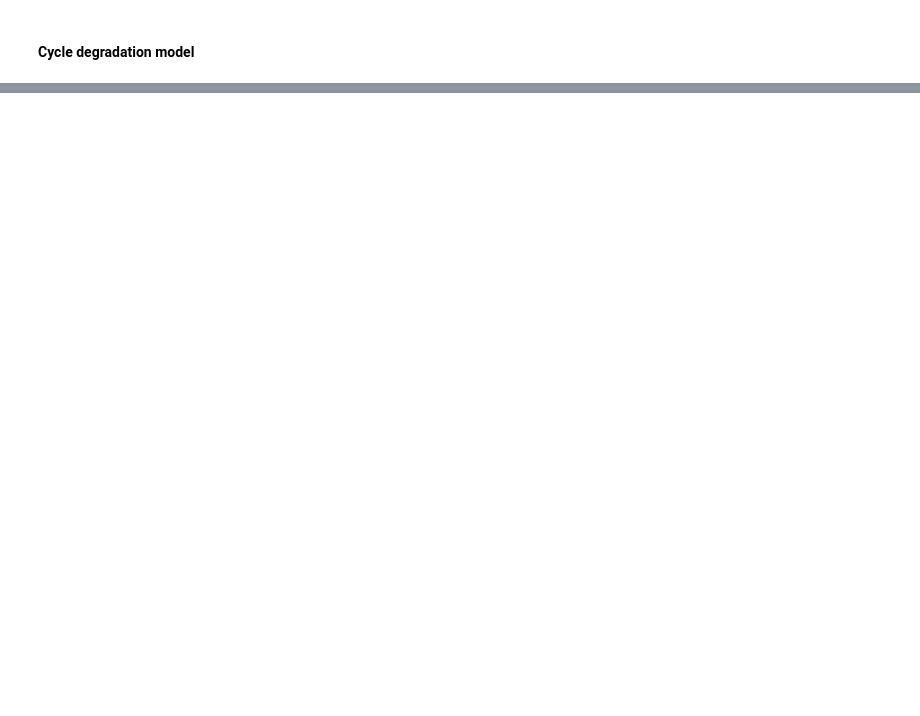
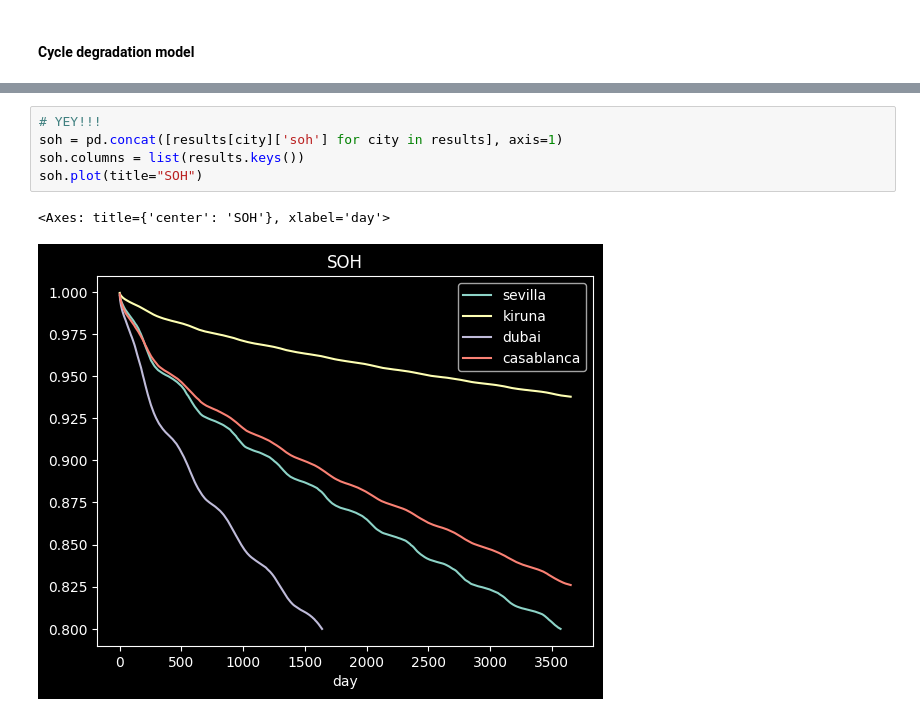
Before and after one commit to mma-dev-92/sopt, a Jupyter notebook: poc/capacity_degradation_model.ipynb, the cells around one changed output, grey strips where cells are left out. Saved outputs shown, nothing was run; the diff lists cells and outputs as text; blank space fills up the shorter version.

```diff
--- a/poc/capacity_degradation_model.ipynb
+++ b/poc/capacity_degradation_model.ipynb
@@ -237,0 +598,8 @@ Finaly:
+# %%
+# YEY!!!
+soh = pd.concat([results[city]['soh'] for city in results], axis=1)
+soh.columns = list(results.keys())
+soh.plot(title="SOH")
+# %% [output]
+<Axes: title={'center': 'SOH'}, xlabel='day'>
+[figure, added]
```
Also changed, not shown: parts of 20 cells of this notebook, 30 other files.
